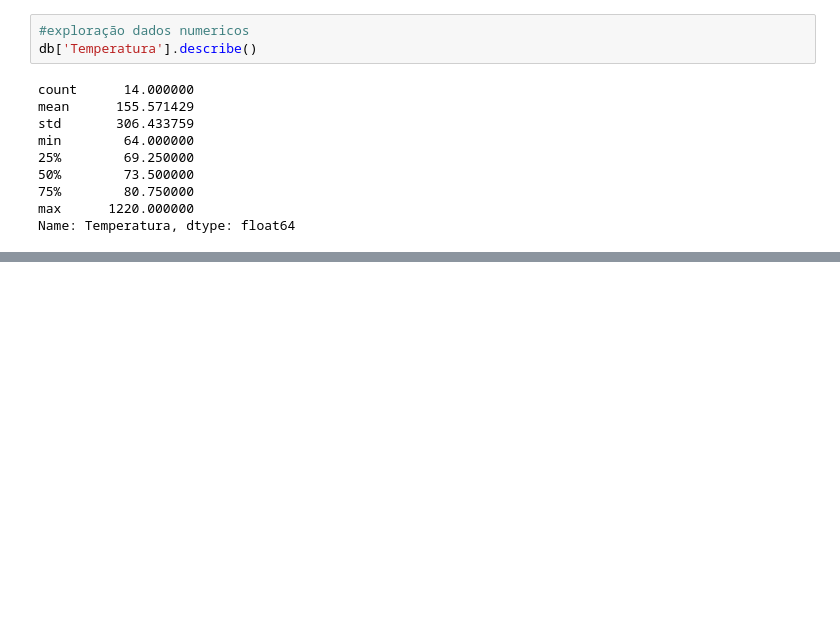
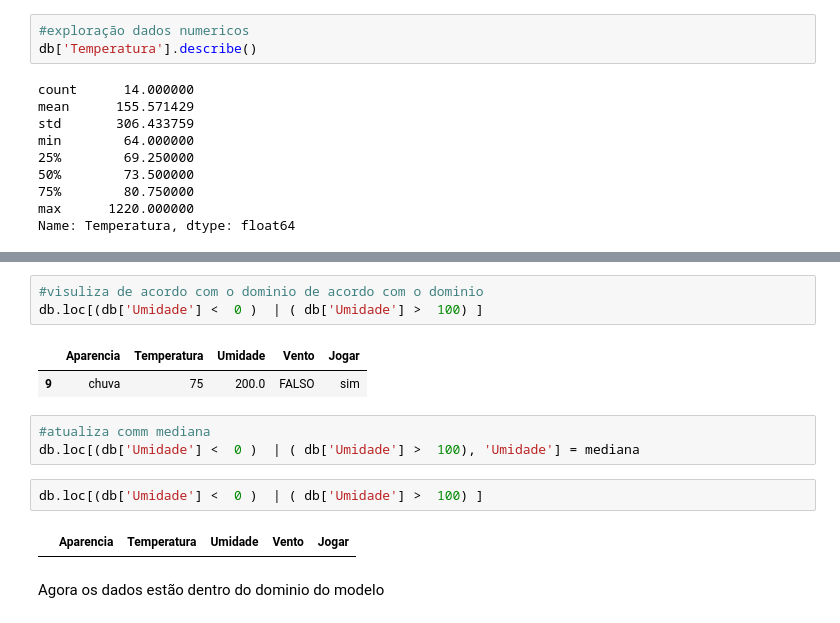
Before and after one commit to EnnioSantos/Analise-de-Dados-com-Python, a Jupyter notebook: Tratamento_de_Dados_Metereologicos.ipynb, the cells around one changed output, grey strips where cells are left out. Drawn from its saved outputs; the diff is of its cells as text; blank space fills up the shorter version.

```diff
--- a/Tratamento_de_Dados_Metereologicos.ipynb
+++ b/Tratamento_de_Dados_Metereologicos.ipynb
@@ -84,0 +150,15 @@ Name: Umidade, dtype: float64
+# %%
+#visuliza de acordo com o dominio de acordo com o dominio
+db.loc[(db['Umidade'] <  0 )  | ( db['Umidade'] >  100) ]
+# %% [output]
+|  | Aparencia | Temperatura | Umidade | Vento | Jogar |
+| 9 | chuva | 75 | 200.0 | FALSO | sim |
+# %%
+#atualiza comm mediana
+db.loc[(db['Umidade'] <  0 )  | ( db['Umidade'] >  100), 'Umidade'] = mediana
+# %%
+db.loc[(db['Umidade'] <  0 )  | ( db['Umidade'] >  100) ]
+# %% [output]
+|  | Aparencia | Temperatura | Umidade | Vento | Jogar |
+# %% [markdown]
+Agora os dados estão dentro do dominio do modelo
```
Also changed, not shown: parts of 19 cells of this notebook.
